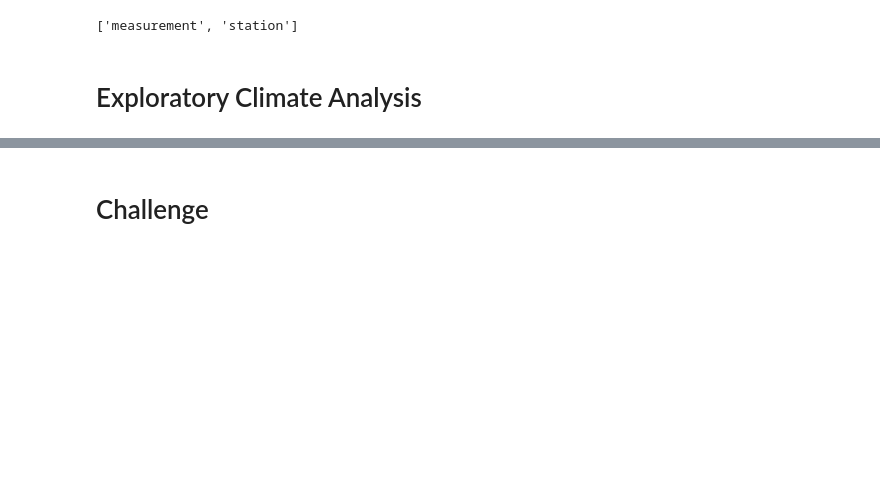
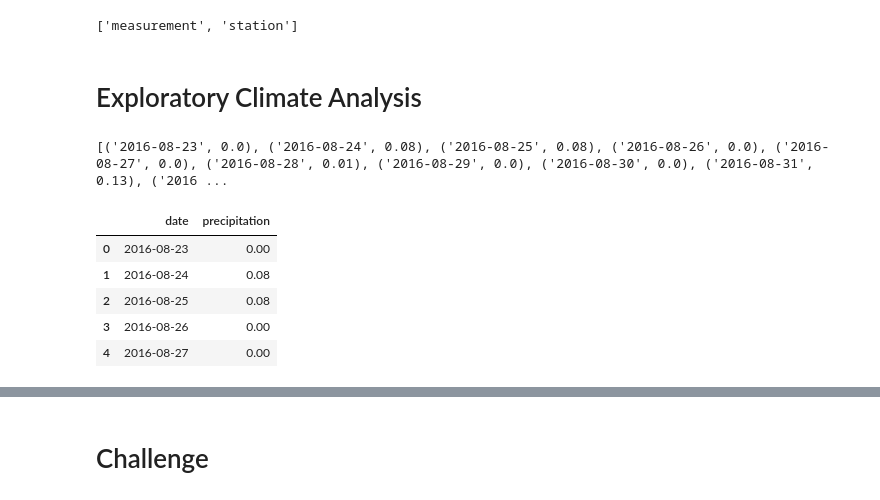
Before and after one commit to roomasa/surfs_up, a Jupyter notebook: climate_analysis.ipynb, the cells around one changed output, grey strips where cells are left out. Saved outputs shown, nothing was run; the diff lists cells and outputs as text; code cells hidden in the pictures; blank space fills up the shorter version.

```diff
--- a/climate_analysis.ipynb
+++ b/climate_analysis.ipynb
@@ -66,0 +54,36 @@ session = Session(engine)
+# %%
+# Design a query to retrieve the last 12 months of precipitation data and plot the results.
+#Starting from the last data point in the database.
+
+# Calculate the date one year from the last date in data set.
+prev_year = dt.date(2017, 8, 23) - dt.timedelta(days=365)
+
+#We'll begin by creating a variable to store the results of the query we'll write. This variable will be called results:
+
+results = []
+
+#add the session we created earlier so that we can query our database, session.query() function is how we query
+#all our queries in SQLAlchemy. From a bird's-eye view, this is how we query a SQLite database using Python.
+#We will reference the Measurement table using Measurement.date and Measurement.prcp. Add the following to your code:
+results = session.query(Measurement.date, Measurement.prcp).filter(Measurement.date>=prev_year).all()
+#We'll use the filter() function to filter out the data we don't need. Add the filter() function to the existing query.
+#we'll add a function that extracts all of the results from our query and put them in a list. To do this, add .all() to the end of our existing query.
+
+
+#print everything that is returned in the query.
+print(results)
+
+# Perform a query to retrieve the data and precipitation scores
+
+# Save the query results as a Pandas DataFrame and set the index to the date column
+#our wearher results are saved in a variable, in order to be able to access them we will save them into a Python Pandas DataFrame,
+#In order to save our results as a DataFrame, we need to provide our results variable as one parameter and specify the column names as our second parameter. To do this, we'll add the following line to our code:
+df = pd.DataFrame(results, columns=['date','precipitation'])
+# %% [output]
+[('2016-08-23', 0.0), ('2016-08-24', 0.08), ('2016-08-25', 0.08), ('2016-08-26', 0.0), ('2016-08-27', 0.0), ('2016-08-28', 0.01), ('2016-08-29', 0.0), ('2016-08-30', 0.0), ('2016-08-31', 0.13), ('2016 ...
+|  | date | precipitation |
+| 0 | 2016-08-23 | 0.00 |
+| 1 | 2016-08-24 | 0.08 |
+| 2 | 2016-08-25 | 0.08 |
+| 3 | 2016-08-26 | 0.00 |
+| 4 | 2016-08-27 | 0.00 |
```
Also changed, not shown: parts of 6 cells of this notebook.
